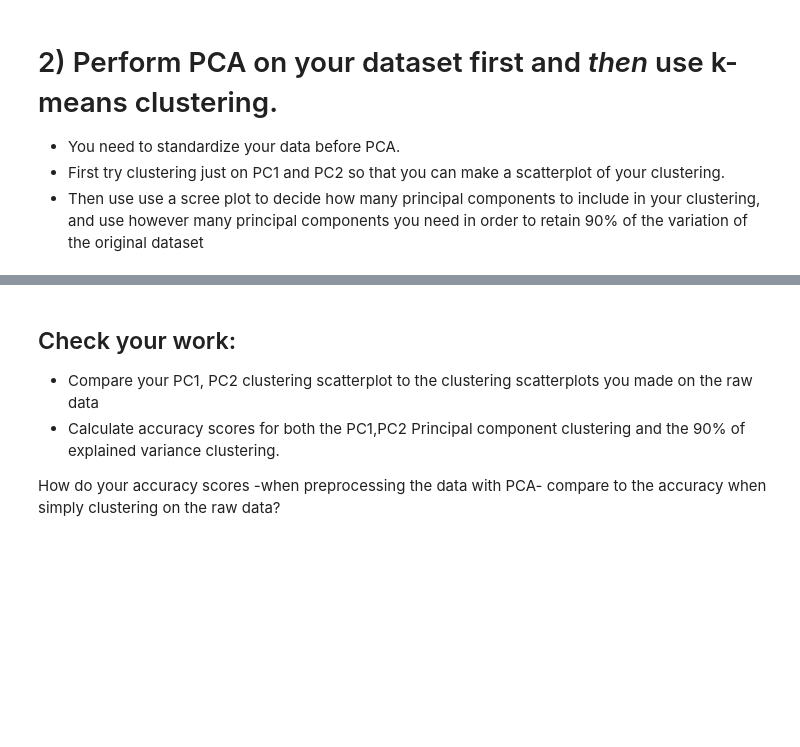
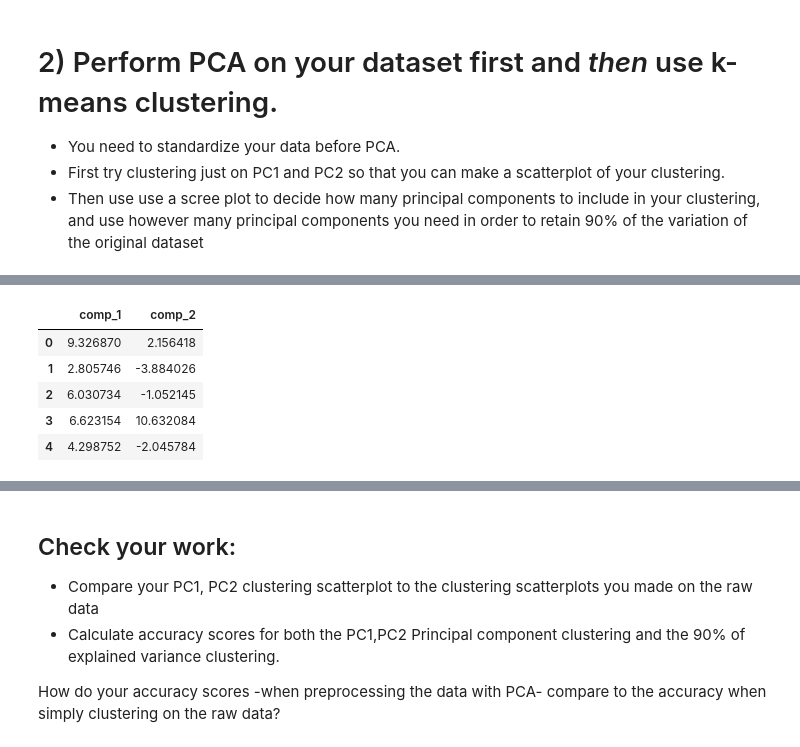
Before and after one commit to yestrella14/DS-Unit-1-Sprint-3-Linear-Algebra, a Jupyter notebook: LS_DS_134_Clustering_Assignment.ipynb, the cells around one changed output, grey strips where cells are left out. Saved outputs shown, nothing was run; the diff lists cells and outputs as text; code cells hidden in the pictures; blank space fills up the shorter version.

```diff
--- a/LS_DS_134_Clustering_Assignment.ipynb
+++ b/LS_DS_134_Clustering_Assignment.ipynb
@@ -178,0 +210,5 @@ df4.sample(5)
+# %%
+pca = PCA(n_components=2)
+
+pca_features = pca.fit_transform(df2_scaled)
+pca_features[:10]
@@ -178,0 +226,10 @@ df4.sample(5)
+# %%
+df2_pca=pd.DataFrame(pca_features, columns=['comp_1', 'comp_2'])
+df2_pca.head()
+# %% [output]
+|  | comp_1 | comp_2 |
+| 0 | 9.326870 | 2.156418 |
+| 1 | 2.805746 | -3.884026 |
+| 2 | 6.030734 | -1.052145 |
+| 3 | 6.623154 | 10.632084 |
+| 4 | 4.298752 | -2.045784 |
```
Also changed, not shown: parts of 8 cells of this notebook.
